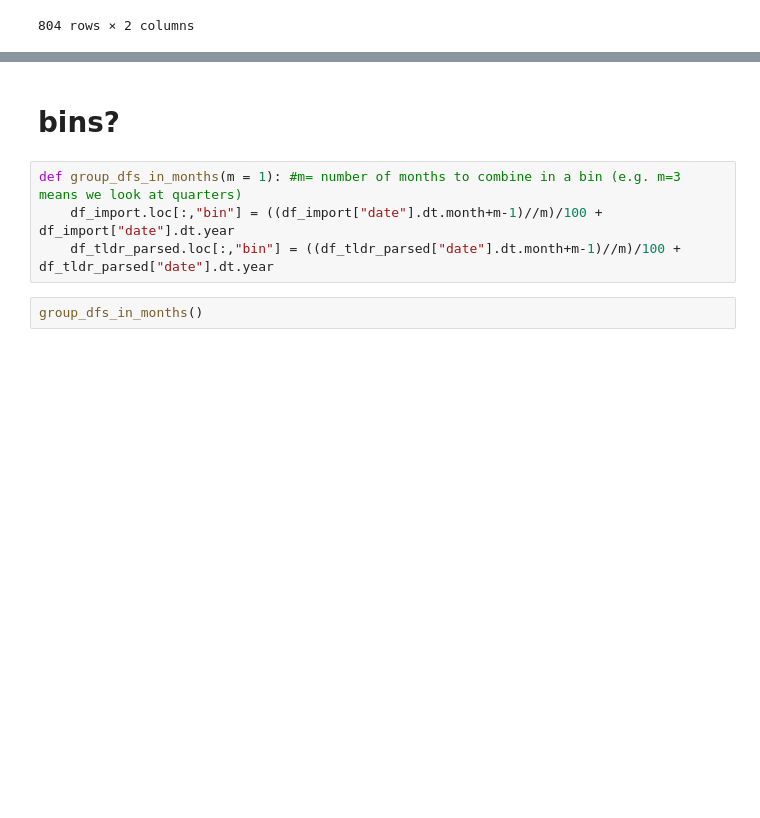
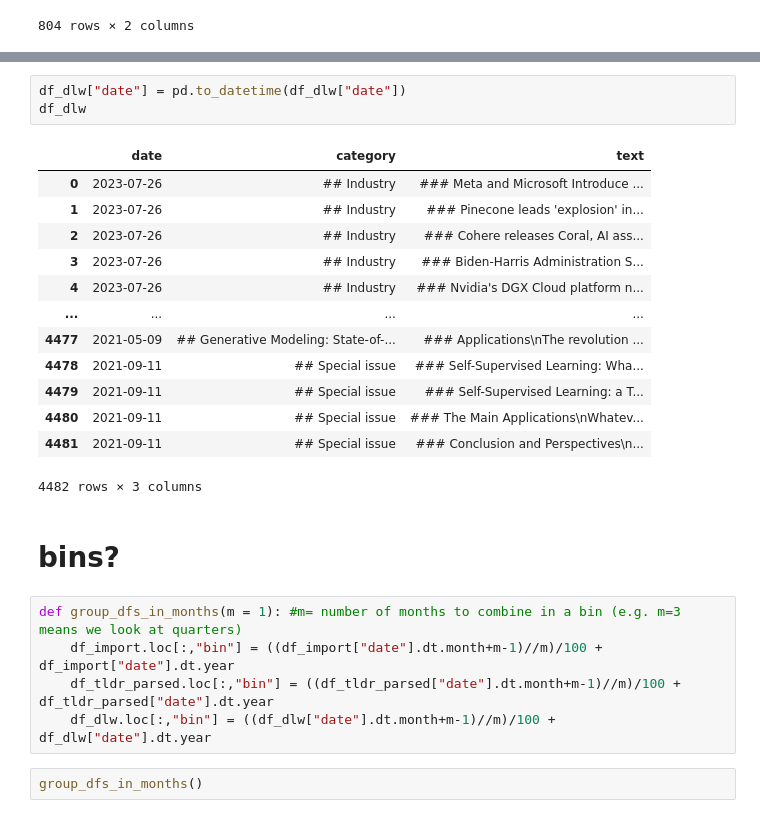
Before and after one commit to EU-UPCAST/profile, a Jupyter notebook: llmdap/data/news_scaping.ipynb, the cells around one changed output, grey strips where cells are left out. Drawn from its saved outputs; the diff is of its cells as text; blank space fills up the shorter version.

```diff
--- a/llmdap/data/news_scaping.ipynb
+++ b/llmdap/data/news_scaping.ipynb
@@ -170,9 +280,27 @@ df_import
+# %%
+df_dlw["date"] = pd.to_datetime(df_dlw["date"])
+df_dlw
+# %% [output]
+|  | date | category | text |
+| 0 | 2023-07-26 | ## Industry | ### Meta and Microsoft Introduce ... |
+| 1 | 2023-07-26 | ## Industry | ### Pinecone leads 'explosion' in... |
+| 2 | 2023-07-26 | ## Industry | ### Cohere releases Coral, AI ass... |
+| 3 | 2023-07-26 | ## Industry | ### Biden-Harris Administration S... |
+| 4 | 2023-07-26 | ## Industry | ### Nvidia's DGX Cloud platform n... |
+| ... | ... | ... | ... |
+| 4477 | 2021-05-09 | ## Generative Modeling: State-of-... | ### Applications\nThe revolution ... |
+| 4478 | 2021-09-11 | ## Special issue | ### Self-Supervised Learning: Wha... |
+| 4479 | 2021-09-11 | ## Special issue | ### Self-Supervised Learning: a T... |
+| 4480 | 2021-09-11 | ## Special issue | ### The Main Applications\nWhatev... |
+| 4481 | 2021-09-11 | ## Special issue | ### Conclusion and Perspectives\n... |
+4482 rows × 3 columns
 # %% [markdown]
 # bins?
 # %%
 def group_dfs_in_months(m = 1): #m= number of months to combine in a bin (e.g. m=3 means we look at quarters)
     df_import.loc[:,"bin"] = ((df_import["date"].dt.month+m-1)//m)/100 + df_import["date"].dt.year
     df_tldr_parsed.loc[:,"bin"] = ((df_tldr_parsed["date"].dt.month+m-1)//m)/100 + df_tldr_parsed["date"].dt.year
+    df_dlw.loc[:,"bin"] = ((df_dlw["date"].dt.month+m-1)//m)/100 + df_dlw["date"].dt.year
 # %%
 group_dfs_in_months()
 # %%
```
Also changed, not shown: parts of 10 cells of this notebook, 1 other file.
